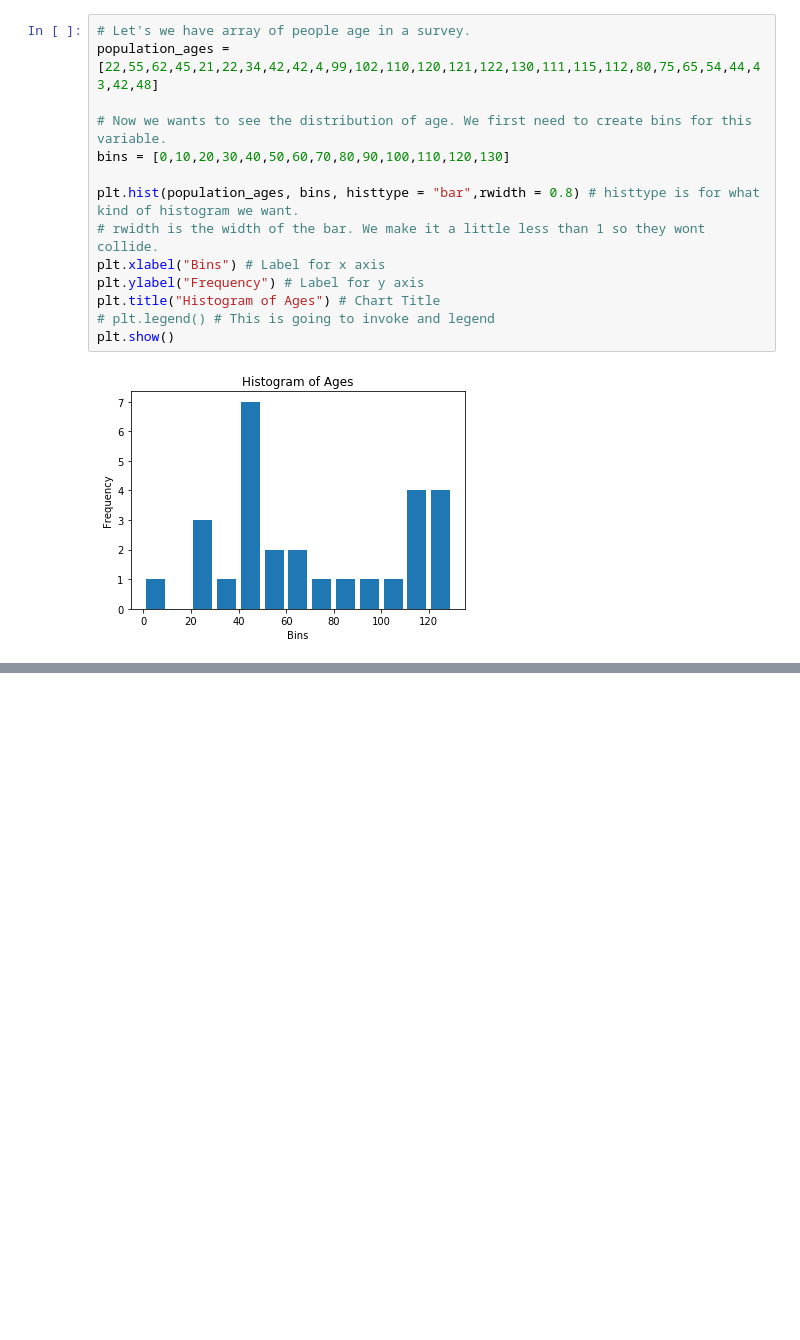
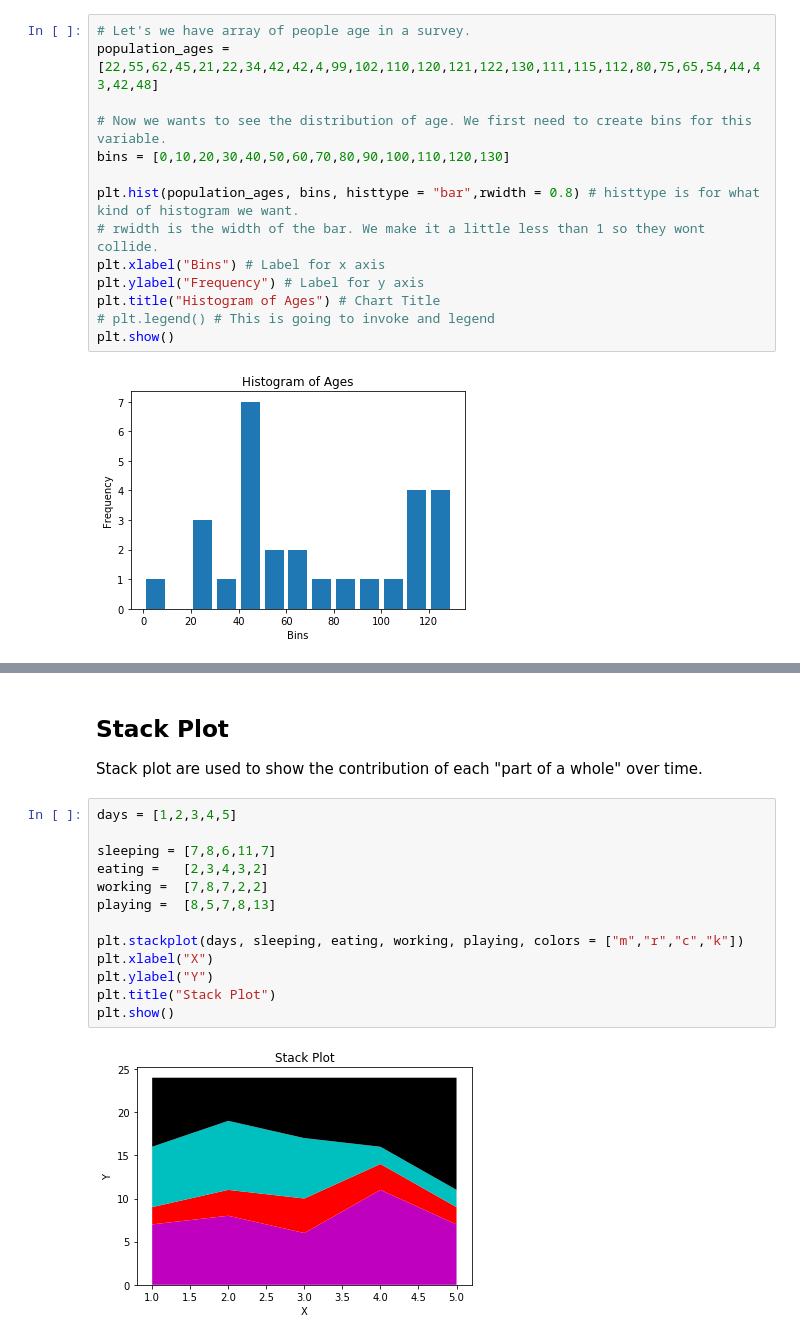
Before and after one commit to atystats/Data-Analysis-in-Python, a Jupyter notebook: Data Visualization with Python.ipynb, the cells around one changed output, grey strips where cells are left out. Cells and saved outputs as stored; diff of their text form; blank space fills up the shorter version.

```diff
--- a/Data Visualization with Python.ipynb
+++ b/Data Visualization with Python.ipynb
@@ -73,0 +89,18 @@ plt.show()
+# %% [markdown]
+## Stack Plot
+Stack plot are used to show the contribution of each "part of a whole" over time.
+# %%
+days = [1,2,3,4,5]
+
+sleeping = [7,8,6,11,7]
+eating =   [2,3,4,3,2]
+working =  [7,8,7,2,2]
+playing =  [8,5,7,8,13]
+
+plt.stackplot(days, sleeping, eating, working, playing, colors = ["m","r","c","k"])
+plt.xlabel("X")
+plt.ylabel("Y")
+plt.title("Stack Plot")
+plt.show()
+# %% [output]
+[figure, added]
```
Also changed, not shown: parts of 11 cells of this notebook, 1 other file.
